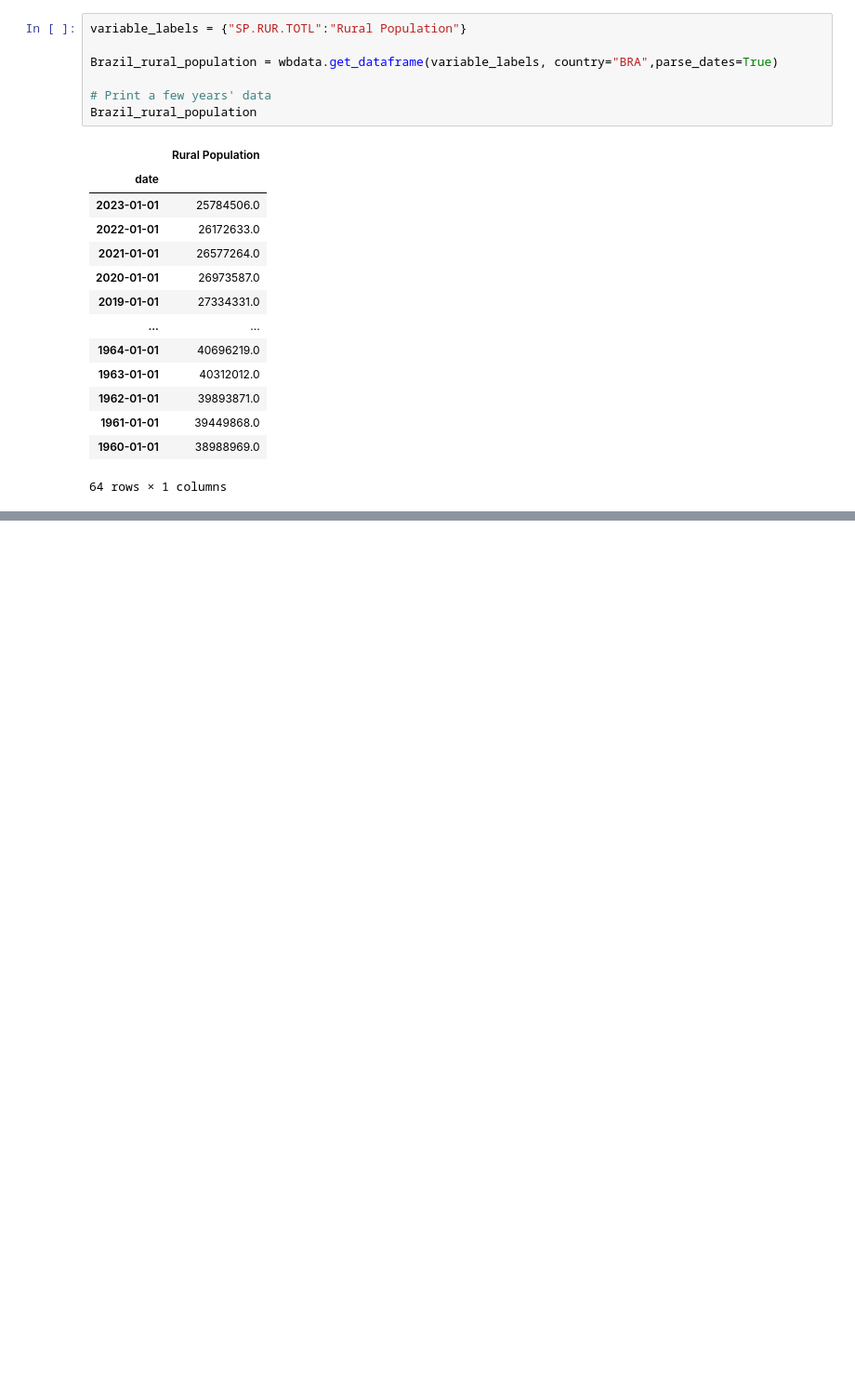
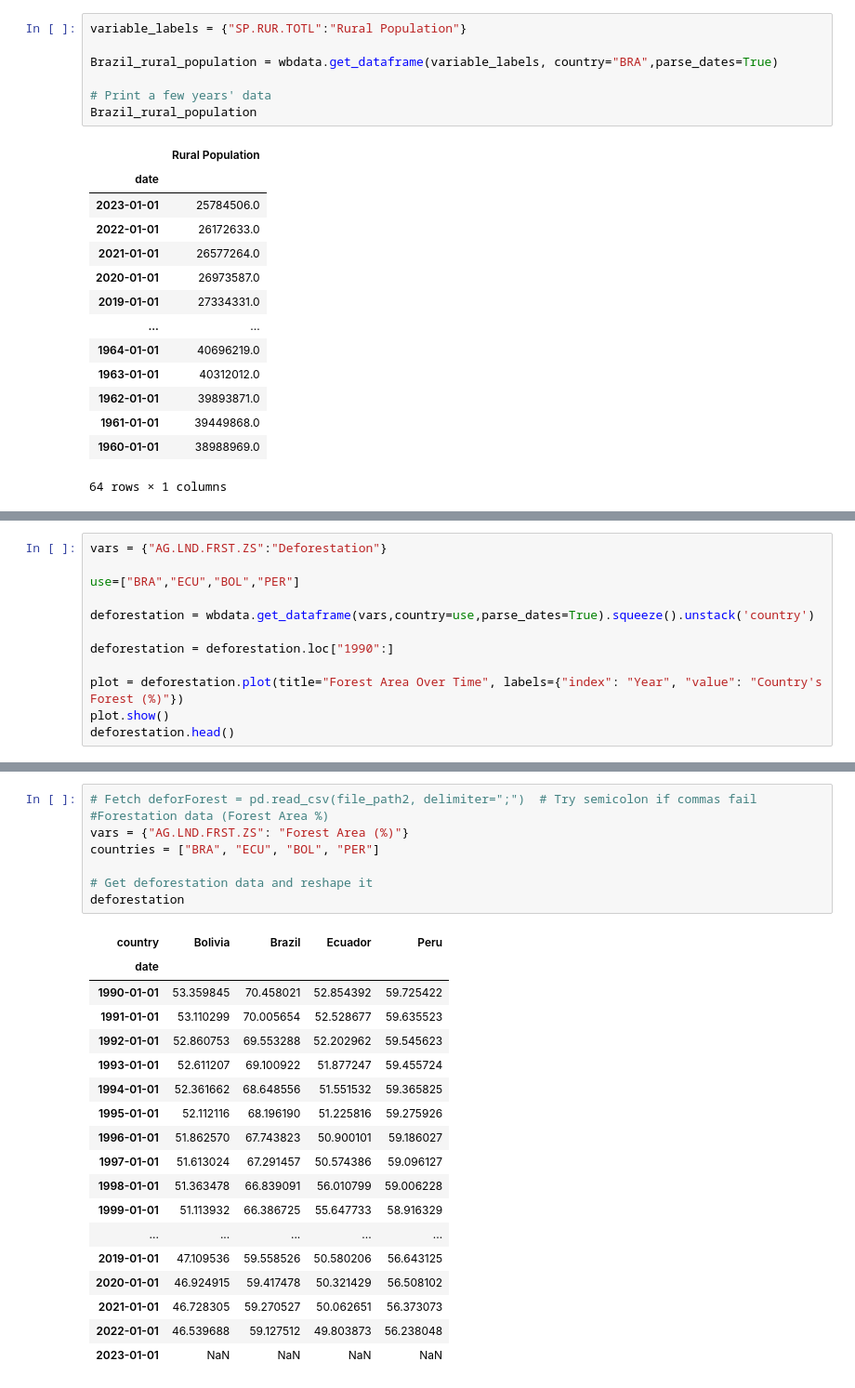
Before and after one commit to colby-alonzo/EEP153_Proj1, a Jupyter notebook: Visualizations.ipynb, the cells around one changed output, grey strips where cells are left out. Shown: that part at 93% size. Cells and saved outputs as stored; diff of their text form; blank space fills up the shorter version.

```diff
--- a/Visualizations.ipynb
+++ b/Visualizations.ipynb
@@ -321,0 +348,12 @@ df.plot()
+# %%
+vars = {"AG.LND.FRST.ZS":"Deforestation"}
+
+use=["BRA","ECU","BOL","PER"]
+
+deforestation = wbdata.get_dataframe(vars,country=use,parse_dates=True).squeeze().unstack('country')
+
+deforestation = deforestation.loc["1990":]
+
+plot = deforestation.plot(title="Forest Area Over Time", labels={"index": "Year", "value": "Country's Forest (%)"})
+plot.show()
+deforestation.head()
@@ -321,0 +410,27 @@ df.plot()
+# %%
+# Fetch deforForest = pd.read_csv(file_path2, delimiter=";")  # Try semicolon if commas fail
+#Forestation data (Forest Area %)
+vars = {"AG.LND.FRST.ZS": "Forest Area (%)"}
+countries = ["BRA", "ECU", "BOL", "PER"]
+
+# Get deforestation data and reshape it
+deforestation
+# %% [output]
+| country | Bolivia | Brazil | Ecuador | Peru |
+| date |  |  |  |  |
+| 1990-01-01 | 53.359845 | 70.458021 | 52.854392 | 59.725422 |
+| 1991-01-01 | 53.110299 | 70.005654 | 52.528677 | 59.635523 |
+| 1992-01-01 | 52.860753 | 69.553288 | 52.202962 | 59.545623 |
+| 1993-01-01 | 52.611207 | 69.100922 | 51.877247 | 59.455724 |
+| 1994-01-01 | 52.361662 | 68.648556 | 51.551532 | 59.365825 |
+| 1995-01-01 | 52.112116 | 68.196190 | 51.225816 | 59.275926 |
+| 1996-01-01 | 51.862570 | 67.743823 | 50.900101 | 59.186027 |
+| 1997-01-01 | 51.613024 | 67.291457 | 50.574386 | 59.096127 |
+| 1998-01-01 | 51.363478 | 66.839091 | 56.010799 | 59.006228 |
+| 1999-01-01 | 51.113932 | 66.386725 | 55.647733 | 58.916329 |
+| ... | ... | ... | ... | ... |
+| 2019-01-01 | 47.109536 | 59.558526 | 50.580206 | 56.643125 |
+| 2020-01-01 | 46.924915 | 59.417478 | 50.321429 | 56.508102 |
+| 2021-01-01 | 46.728305 | 59.270527 | 50.062651 | 56.373073 |
+| 2022-01-01 | 46.539688 | 59.127512 | 49.803873 | 56.238048 |
+| 2023-01-01 | NaN | NaN | NaN | NaN |
```
Also changed, not shown: parts of 8 cells of this notebook, 6 other files.
